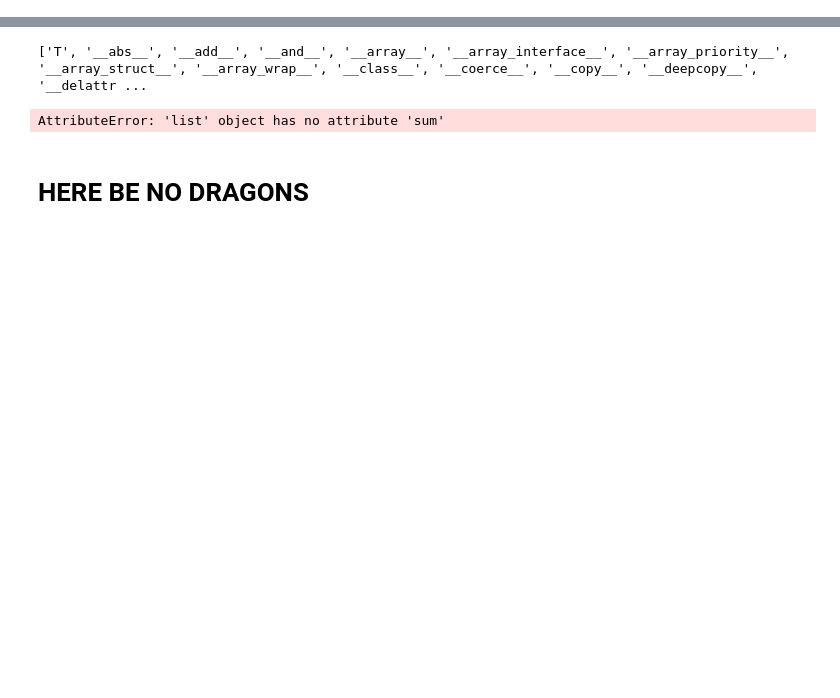
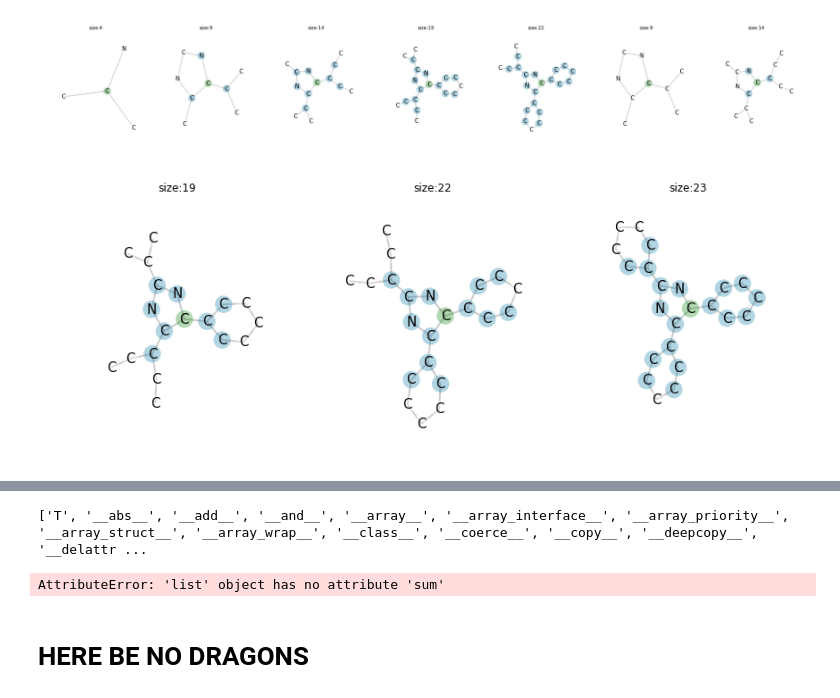
Before and after one commit to fabriziocosta/GraphLearn, a Jupyter notebook: example/Example.ipynb, the cells around one changed output, grey strips where cells are left out. Drawn from its saved outputs; the diff is of its cells as text; code cells hidden in the pictures; blank space fills up the shorter version.

Commit message:
improved display utils

```diff
--- a/example/Example.ipynb
+++ b/example/Example.ipynb
@@ -123,3 +4,29 @@ interface: 58286569
 from logging import getLogger
 from eden.util import configure_logging
 configure_logging(getLogger('root'),verbosity=1)
+# %%
+
+'''
+first we test the core/interface extractor, since it is most essential
+'''
+import sys
+sys.path.append('..')
+%matplotlib inline
+from eden.converter.graph.gspan import gspan_to_eden
+import graphlearn.utils.draw as myutils
+import graphlearn.utils.myeden as myed
+import eden.graph as eg
+import graphlearn.graphlearn as gl
+
+
+#get a graph
+gr = gspan_to_eden( 'bursi.pos.gspan' )
+g=gr.next()
+
+
+#lets see..
+a=gl.extract_core_and_interface(1,g,radius_list=[0,1,2,3,4],thickness_list=[1,2],vectorizer=myed.GraphLearnVectorizer())
+ng=myutils.cip_to_graph(a)
+myutils.draw_graph_set(ng, n_graphs_per_line=7, size=5, colormap='ocean', invert_colormap=True,
+                       vertex_alpha=0.3, edge_alpha=0.2, node_size=380)
+# %% [output]
@@ -125,0 +34,2 @@ configure_logging(getLogger('root'),verbosity=1)
+[figure, added]
+[figure, added]
```
Also changed, not shown: parts of 9 cells of this notebook, 6 other files.
